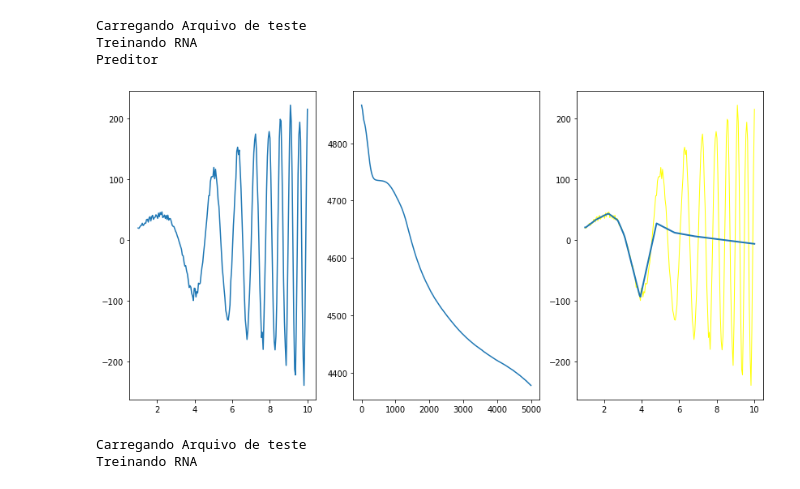
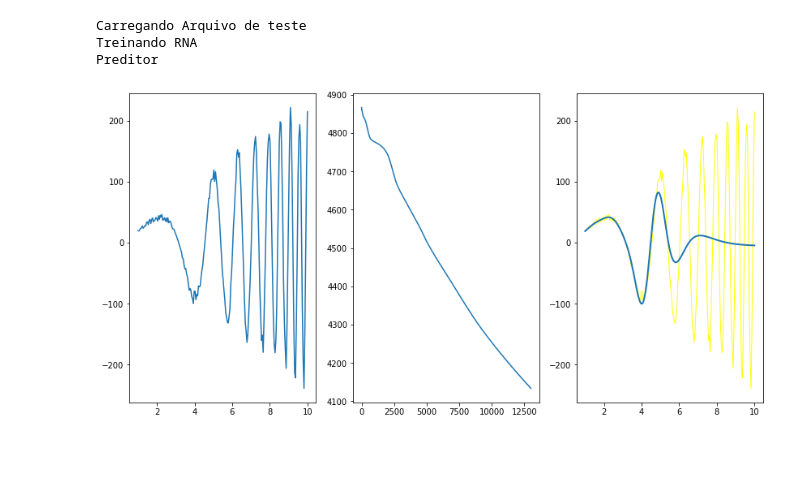
Before and after one commit to tspadua/RNA, a Jupyter notebook: teste5.ipynb, the cells around one changed output. Saved outputs shown, nothing was run; the diff lists cells and outputs as text; code cells hidden in the pictures; blank space fills up the shorter version.

```diff
--- a/teste5.ipynb
+++ b/teste5.ipynb
@@ -9,86 +105,40 @@ x = arquivo[0]
 y = np.ravel(arquivo[1])
 
 
-regr = MLPRegressor(hidden_layer_sizes=(5000),
-                    max_iter=5000,
+regr = MLPRegressor(hidden_layer_sizes=(1000),
+                    max_iter=13000,
                     # {'identity', 'logistic', 'tanh', 'relu'},
-                    activation='relu',
+                    activation='logistic',
                     solver='adam',
                     learning_rate='adaptive',
                     n_iter_no_change=500)
 print('Treinando RNA')
 regr = regr.fit(x, y)
 
 
 print('Preditor')
 y_est = regr.predict(x)
 
 
 plt.figure(figsize=[14, 7])
 
 # plot curso original
 plt.subplot(1, 3, 1)
 plt.plot(x, y)
 
 # plot aprendizagem
 plt.subplot(1, 3, 2)
 plt.plot(regr.loss_curve_)
 
 # plot regressor
 plt.subplot(1, 3, 3)
 plt.plot(x, y, linewidth=1, color='yellow')
 plt.plot(x, y_est, linewidth=2)
 
 
 plt.show()
 # %% [output]
 Carregando Arquivo de teste
 Treinando RNA
 Preditor
-[figure, old version]
+[figure, new version]
-# %%
-import numpy as np
-import matplotlib.pyplot as plt
-from sklearn.neural_network import MLPRegressor
-
-print('Carregando Arquivo de teste')
-arquivo = np.load('teste5.npy')
-x = arquivo[0]
-y = np.ravel(arquivo[1])
-
-
-regr = MLPRegressor(hidden_layer_sizes=(350, 350),
-                    max_iter=10000,
-                    # {'identity', 'logistic', 'tanh', 'relu'},
-                    activation='tanh',
-                    solver='adam',
-                    learning_rate='adaptive',
-                    n_iter_no_change=500)
-print('Treinando RNA')
-regr = regr.fit(x, y)
-
-
-print('Preditor')
-y_est = regr.predict(x)
-
-
-plt.figure(figsize=[14, 7])
-
-# plot curso original
-plt.subplot(1, 3, 1)
-plt.plot(x, y)
-
-# plot aprendizagem
-plt.subplot(1, 3, 2)
-plt.plot(regr.loss_curve_)
-
-# plot regressor
-plt.subplot(1, 3, 3)
-plt.plot(x, y, linewidth=1, color='yellow')
-plt.plot(x, y_est, linewidth=2)
-
-
-plt.show()
-# %% [output]
-Carregando Arquivo de teste
-Treinando RNA
```
Also changed, not shown: parts of 3 cells of this notebook, 1 other file.
